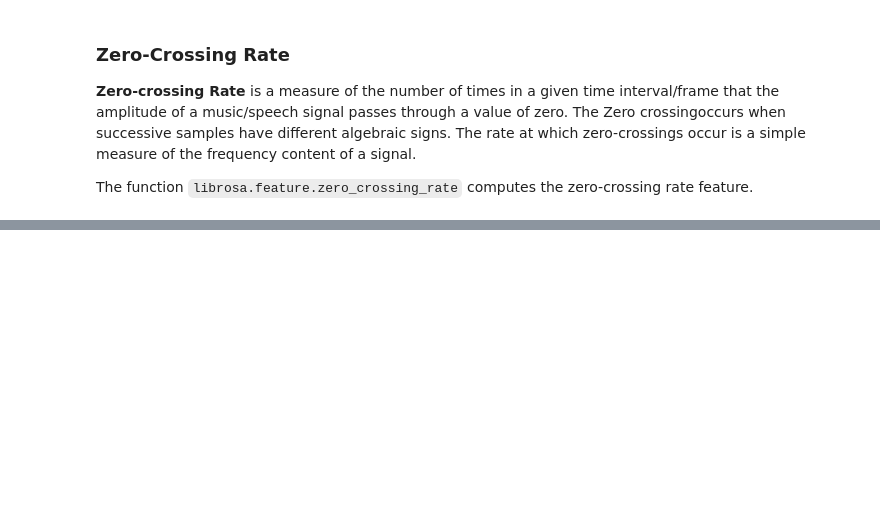
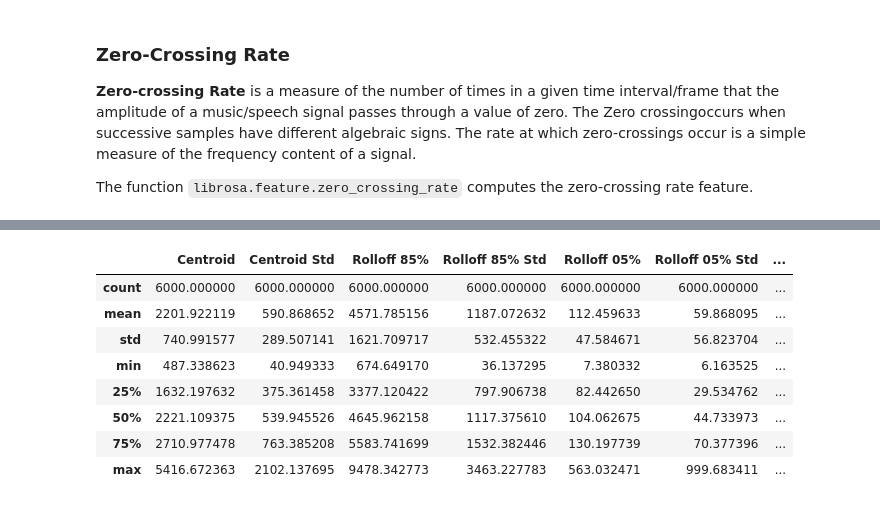
Before and after one commit to cpvlordelo/genre-classif, a Jupyter notebook: PrepareDataAndFeatures.ipynb, the cells around one changed output, grey strips where cells are left out. Cells and saved outputs as stored; diff of their text form; code cells hidden in the pictures; blank space fills up the shorter version.

```diff
--- a/genre-classification-GTZAN.ipynb
+++ b/PrepareDataAndFeatures.ipynb
@@ -57,14 +53,14 @@ data_path = os.path.join(data_path, 'genre')
 # %% [markdown]
 We have a bunch of manifest files that tells us only information regarding the original audio used in GTZAN and its genre. We can delete those files.
 # %%
-import pandas as pd
-df = pd.read_csv(data_path + '/bextract_single.mf', sep= "\t", header=None, names=['filename', 'genre'])
+#import pandas as pd
+#df = pd.read_csv(data_path + '/bextract_single.mf', sep= "\t", header=None, names=['filename', 'genre'])
 
-pd.set_option('max_colwidth', 70)
+#pd.set_option('max_colwidth', 70)
 
-print(df[0:10])
+#print(df[0:10])
 
-print(df[-5:-1])
+#print(df[-5:-1])
 
 # Deleting manifest files
 #!rm {data_path + '/*.mf'}
@@ -606,3 +749,62 @@ print(computeLEfeature(x))
+# %%
+df = pd.DataFrame(list(zip(clipnames,
+                           labels,
+                           centr,
+                           centr_std,
+                           roll85,
+                           roll85_std,
+                           roll05,
+                           roll05_std,
+                           zcr,
+                           zcr_std,
+                           tempo,
+                           #tempo_std,
+                           lef,
+                           mfcc0,
+                           mfcc0_std,
+                           mfcc1,
+                           mfcc1_std,
+                           mfcc2,
+                           mfcc2_std,
+                           mfcc3,
+                           mfcc3_std,
+                           mfcc4,
+                           mfcc4_std)), columns = ['Name',
+                                                   'Genre',
+                                                   'Centroid',
+                                                   'Centroid Std',
+                                                   'Rolloff 85%',
+                                                   'Rolloff 85% Std',
+                                                   'Rolloff 05%',
+                                                   'Rolloff 05% Std',
+                                                   'Zero-Crossing Rate',
+                                                   'Zero-Crossing Rate (Std)',
+                                                   'Tempo',
+                                                   #'Tempo Std',
+                                                   'Low Energy Ratio',
+                                                   'MFCC-0',
+                                                   'MFCC-0 Std',
+                                                   'MFCC-1',
+                                                   'MFCC-1 Std',
+                                                   'MFCC-2',
+                                                   'MFCC-2 Std',
+                                                   'MFCC-3',
+                                                   'MFCC-3 Std',
+                                                   'MFCC-4',
+                                                   'MFCC-4 Std'])
+# Saving as csv file
+df.to_csv(os.path.join(data_path, 'data.csv'), sep=',', index=False)
+df.describe()
+# %% [output]
+|  | Centroid | Centroid Std | Rolloff 85% | Rolloff 85% Std | Rolloff 05% | Rolloff 05% Std | ... |
+| count | 6000.000000 | 6000.000000 | 6000.000000 | 6000.000000 | 6000.000000 | 6000.000000 | ... |
+| mean | 2201.922119 | 590.868652 | 4571.785156 | 1187.072632 | 112.459633 | 59.868095 | ... |
+| std | 740.991577 | 289.507141 | 1621.709717 | 532.455322 | 47.584671 | 56.823704 | ... |
+| min | 487.338623 | 40.949333 | 674.649170 | 36.137295 | 7.380332 | 6.163525 | ... |
+| 25% | 1632.197632 | 375.361458 | 3377.120422 | 797.906738 | 82.442650 | 29.534762 | ... |
+| 50% | 2221.109375 | 539.945526 | 4645.962158 | 1117.375610 | 104.062675 | 44.733973 | ... |
+| 75% | 2710.977478 | 763.385208 | 5583.741699 | 1532.382446 | 130.197739 | 70.377396 | ... |
+| max | 5416.672363 | 2102.137695 | 9478.342773 | 3463.227783 | 563.032471 | 999.683411 | ... |
 # %%
 import tensorflow as tf
 import numpy as np
```
Also changed, not shown: parts of 15 cells of this notebook.
